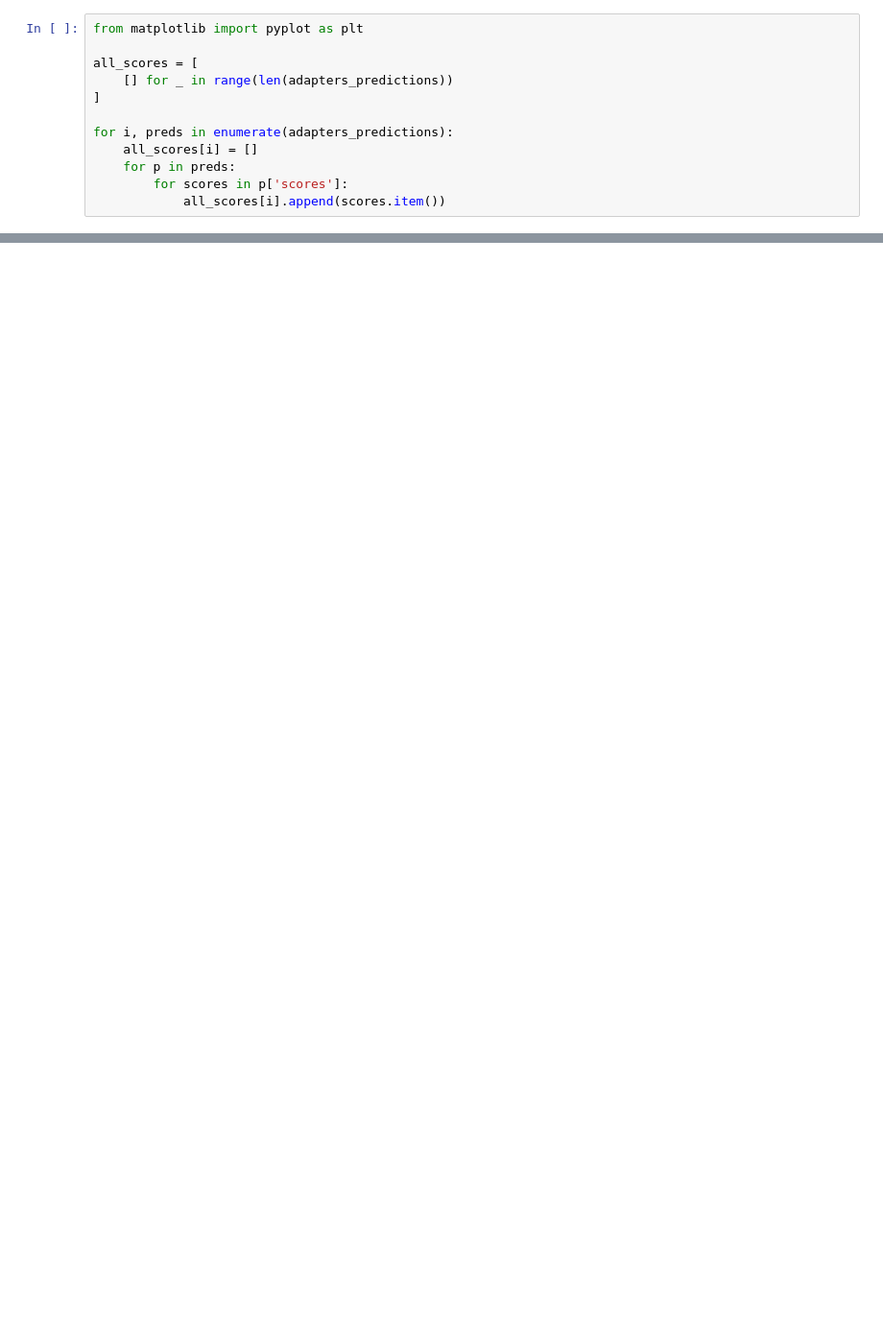
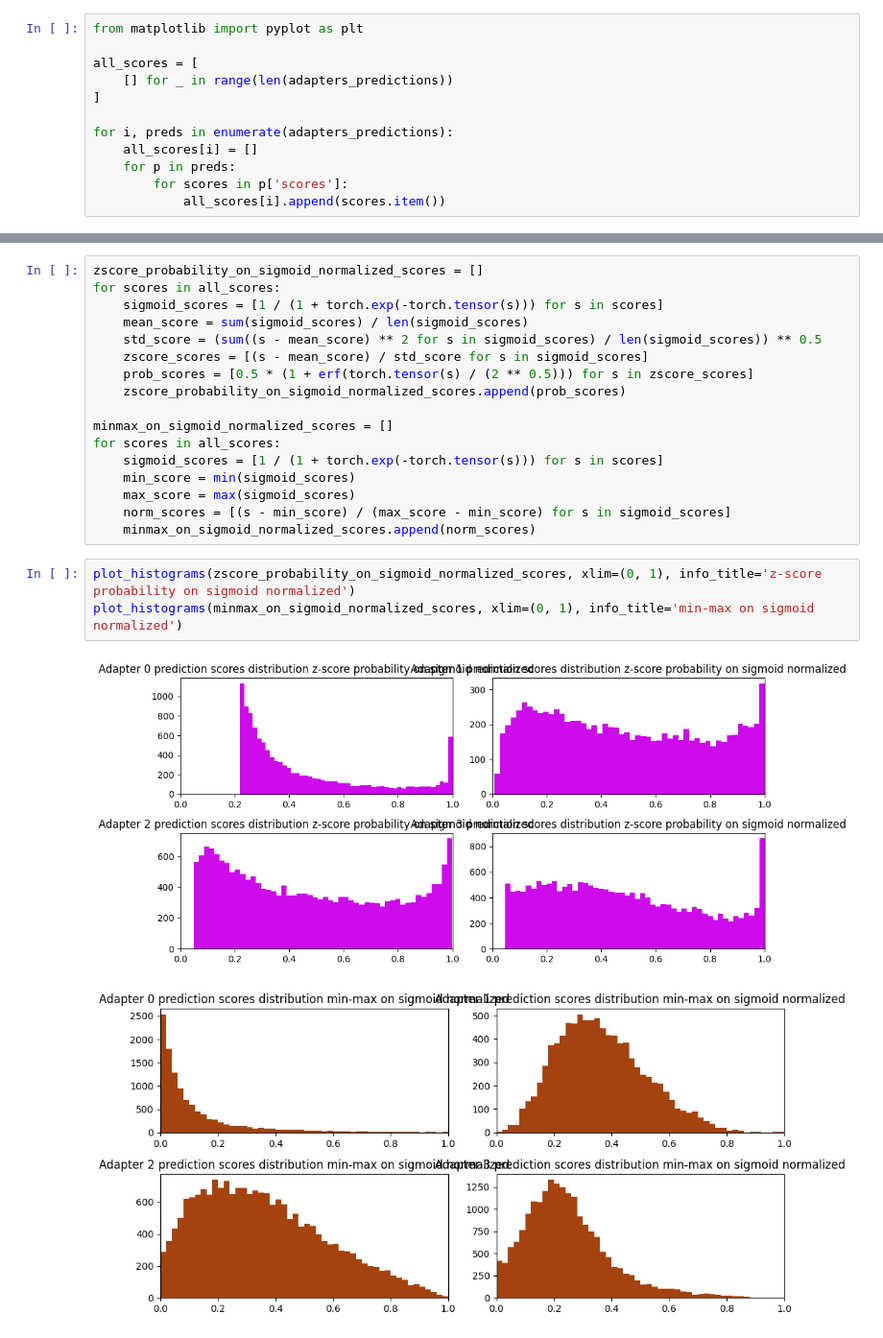
Before and after one commit to BACHELOR-NRD/ml, a Jupyter notebook: ml_carbucks/experiments/exploration/e14_prediction_scores_distribution.ipynb, the cells around one changed output, grey strips where cells are left out. Shown at 96% size. Cells and saved outputs as stored; diff of their text form; blank space fills up the shorter version.

```diff
--- a/ml_carbucks/experiments/exploration/e14_prediction_scores_distribution.ipynb
+++ b/ml_carbucks/experiments/exploration/e14_prediction_scores_distribution.ipynb
@@ -98,0 +178,23 @@ plot_histograms(persentile_normalized_scores, info_title='persentile normalized'
+# %%
+zscore_probability_on_sigmoid_normalized_scores = []
+for scores in all_scores:
+    sigmoid_scores = [1 / (1 + torch.exp(-torch.tensor(s))) for s in scores]
+    mean_score = sum(sigmoid_scores) / len(sigmoid_scores)
+    std_score = (sum((s - mean_score) ** 2 for s in sigmoid_scores) / len(sigmoid_scores)) ** 0.5
+    zscore_scores = [(s - mean_score) / std_score for s in sigmoid_scores]
+    prob_scores = [0.5 * (1 + erf(torch.tensor(s) / (2 ** 0.5))) for s in zscore_scores]
+    zscore_probability_on_sigmoid_normalized_scores.append(prob_scores)
+
+minmax_on_sigmoid_normalized_scores = []
+for scores in all_scores:
+    sigmoid_scores = [1 / (1 + torch.exp(-torch.tensor(s))) for s in scores]
+    min_score = min(sigmoid_scores)
+    max_score = max(sigmoid_scores)
+    norm_scores = [(s - min_score) / (max_score - min_score) for s in sigmoid_scores]
+    minmax_on_sigmoid_normalized_scores.append(norm_scores)
+# %%
+plot_histograms(zscore_probability_on_sigmoid_normalized_scores, xlim=(0, 1), info_title='z-score probability on sigmoid normalized')
+plot_histograms(minmax_on_sigmoid_normalized_scores, xlim=(0, 1), info_title='min-max on sigmoid normalized')
+# %% [output]
+[figure, added]
+[figure, added]
```
Also changed, not shown: parts of 7 cells of this notebook.
